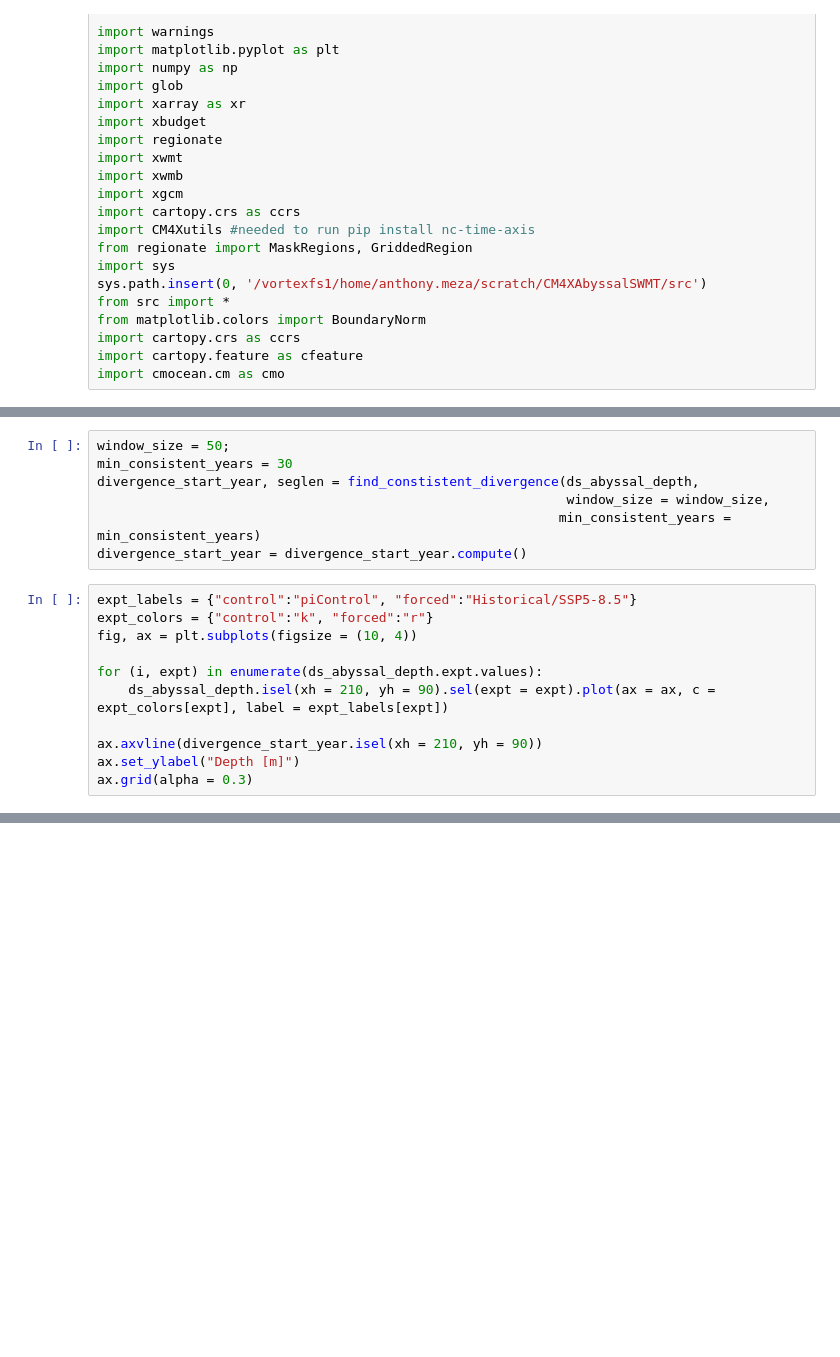
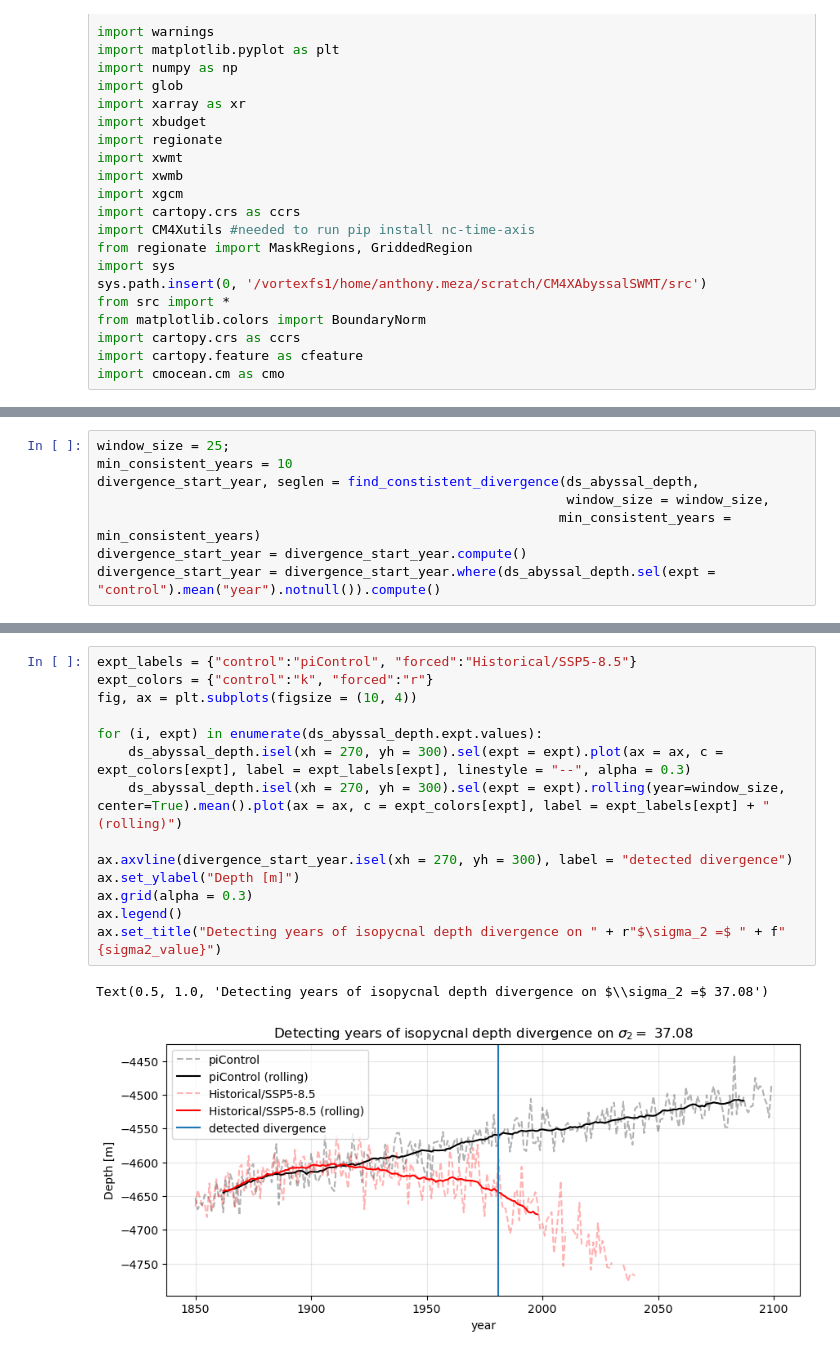
Before and after one commit to anthony-meza/CM4XAbyssalSWMT, a Jupyter notebook: notebooks/2p.plotting_IsopycnalDepth_divergence.ipynb, the cells around one changed output, grey strips where cells are left out. Saved outputs shown, nothing was run; the diff lists cells and outputs as text; blank space fills up the shorter version.

```diff
--- a/notebooks/2p.plotting_IsopycnalDepth_divergence.ipynb
+++ b/notebooks/2p.plotting_IsopycnalDepth_divergence.ipynb
@@ -122,20 +133,10 @@ def find_constistent_divergence(ts_ds, window_size=25, min_consistent_years=25):
 
     return divergence_start_year, seglen
 # %%
-window_size = 50;
-min_consistent_years = 30
+window_size = 25;
+min_consistent_years = 10
 divergence_start_year, seglen = find_constistent_divergence(ds_abyssal_depth,
                                                             window_size = window_size,
                                                            min_consistent_years = min_consistent_years)
 divergence_start_year = divergence_start_year.compute()
+divergence_start_year = divergence_start_year.where(ds_abyssal_depth.sel(expt = "control").mean("year").notnull()).compute()
-# %%
-expt_labels = {"control":"piControl", "forced":"Historical/SSP5-8.5"}
-expt_colors = {"control":"k", "forced":"r"}
-fig, ax = plt.subplots(figsize = (10, 4))
-
-for (i, expt) in enumerate(ds_abyssal_depth.expt.values):
-    ds_abyssal_depth.isel(xh = 210, yh = 90).sel(expt = expt).plot(ax = ax, c = expt_colors[expt], label = expt_labels[expt])
-
-ax.axvline(divergence_start_year.isel(xh = 210, yh = 90))
-ax.set_ylabel("Depth [m]")
-ax.grid(alpha = 0.3)
@@ -195,0 +143,17 @@ for ax in axes:
+# %%
+expt_labels = {"control":"piControl", "forced":"Historical/SSP5-8.5"}
+expt_colors = {"control":"k", "forced":"r"}
+fig, ax = plt.subplots(figsize = (10, 4))
+
+for (i, expt) in enumerate(ds_abyssal_depth.expt.values):
+    ds_abyssal_depth.isel(xh = 270, yh = 300).sel(expt = expt).plot(ax = ax, c = expt_colors[expt], label = expt_labels[expt], linestyle = "--", alpha = 0.3)
+    ds_abyssal_depth.isel(xh = 270, yh = 300).sel(expt = expt).rolling(year=window_size, center=True).mean().plot(ax = ax, c = expt_colors[expt], label = expt_labels[expt] + " (rolling)")
+
+ax.axvline(divergence_start_year.isel(xh = 270, yh = 300), label = "detected divergence")
+ax.set_ylabel("Depth [m]")
+ax.grid(alpha = 0.3)
+ax.legend()
+ax.set_title("Detecting years of isopycnal depth divergence on " + r"$\sigma_2 =$ " + f"{sigma2_value}")
+# %% [output]
+Text(0.5, 1.0, 'Detecting years of isopycnal depth divergence on $\\sigma_2 =$ 37.08')
+[figure, added]
```
Also changed, not shown: parts of 12 cells of this notebook, 14 other files.
